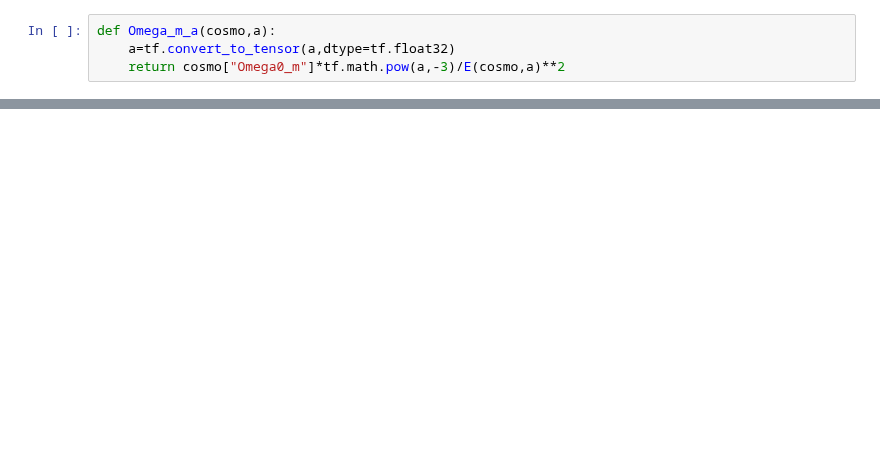
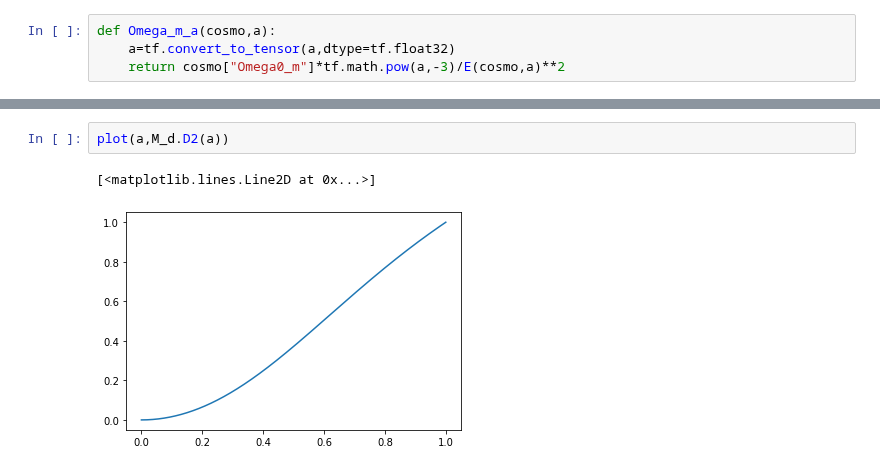
Before and after one commit to DifferentiableUniverseInitiative/flowpm, a Jupyter notebook: notebooks/growth_function.ipynb, the cells around one changed output, grey strips where cells are left out. Drawn from its saved outputs; the diff is of its cells as text; blank space fills up the shorter version.

```diff
--- a/notebooks/growth_function.ipynb
+++ b/notebooks/growth_function.ipynb
@@ -122,0 +140,5 @@ Populating the interactive namespace from numpy and matplotlib
+# %%
+plot(a,M_d.D2(a))
+# %% [output]
+[<matplotlib.lines.Line2D at 0x...>]
+[figure, added]
```
Also changed, not shown: parts of 21 cells of this notebook.
